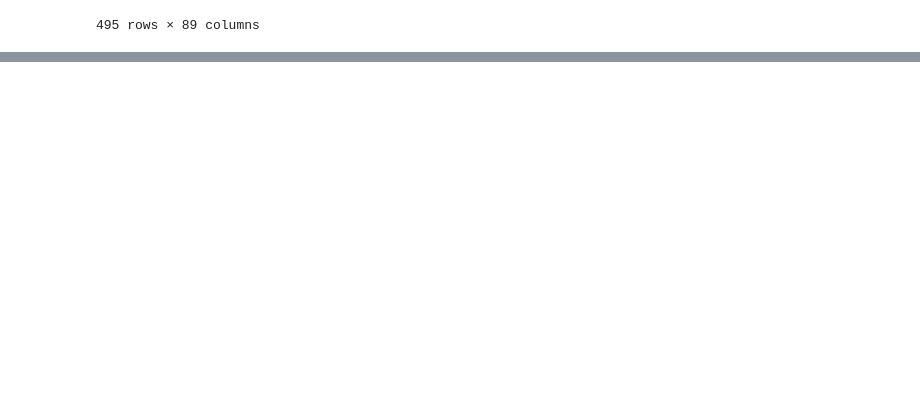
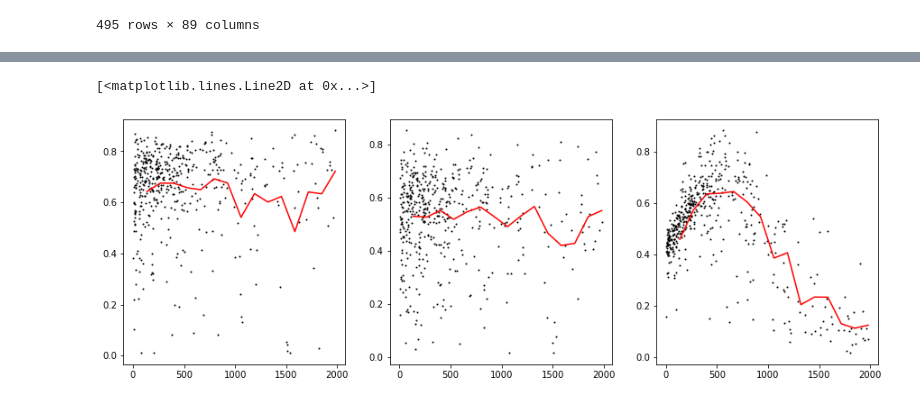
Before and after one commit to bolotinl/nextgen-form-eval, a Jupyter notebook: FrankTests/JonathanDatasets/ModelGrader_IndivRF_ModelPicking_Figures_NWMAdded.ipynb, the cells around one changed output, grey strips where cells are left out. Saved outputs shown, nothing was run; the diff lists cells and outputs as text; code cells hidden in the pictures; blank space fills up the shorter version.

```diff
--- a/FrankTests/JonathanDatasets/ModelGrader_IndivRF_ModelPicking_Figures_NWMAdded.ipynb
+++ b/FrankTests/JonathanDatasets/ModelGrader_IndivRF_ModelPicking_Figures_NWMAdded.ipynb
@@ -962,0 +906,17 @@ ax.legend()
+# %%
+from scipy import stats
+plt.rcParams['figure.figsize'] = (15, 5)
+
+fig, axs = plt.subplots(1, 3)
+
+axs[0].plot(camels_df["area_gages2"], camels_df["LSTM_nnse"], '.k', markersize=2)
+axs[0].plot(bin_edges[1:], bin_means, '-r')
+axs[1].plot(camels_df["area_gages2"], camels_df["CFE_nnse"], '.k', markersize=2)
+bin_means, bin_edges, binnumber = stats.binned_statistic(camels_df["area_gages2"], camels_df["CFE_nnse"], statistic='mean', bins=15)
+axs[1].plot(bin_edges[1:], bin_means, '-r')
+axs[2].plot(camels_df["area_gages2"], camels_df["nwm_nnse"], '.k', markersize=2)
+bin_means, bin_edges, binnumber = stats.binned_statistic(camels_df["area_gages2"], camels_df["nwm_nnse"], statistic='mean', bins=15)
+axs[2].plot(bin_edges[1:], bin_means, '-r')
+# %% [output]
+[<matplotlib.lines.Line2D at 0x...>]
+[figure, added]
```
Also changed, not shown: parts of 17 cells of this notebook.
